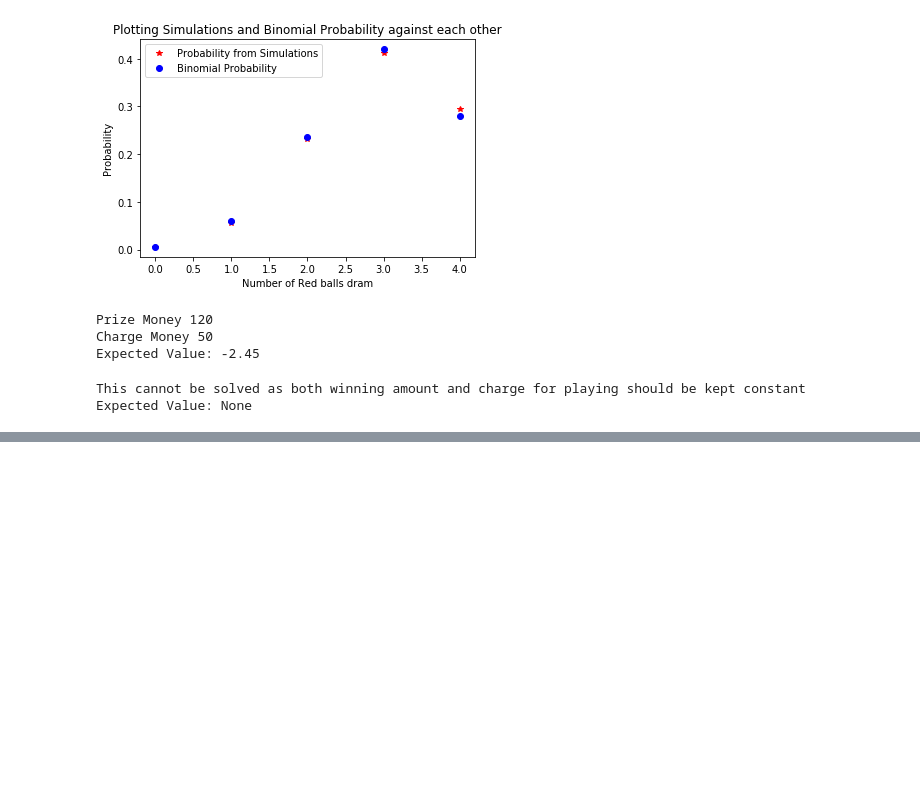
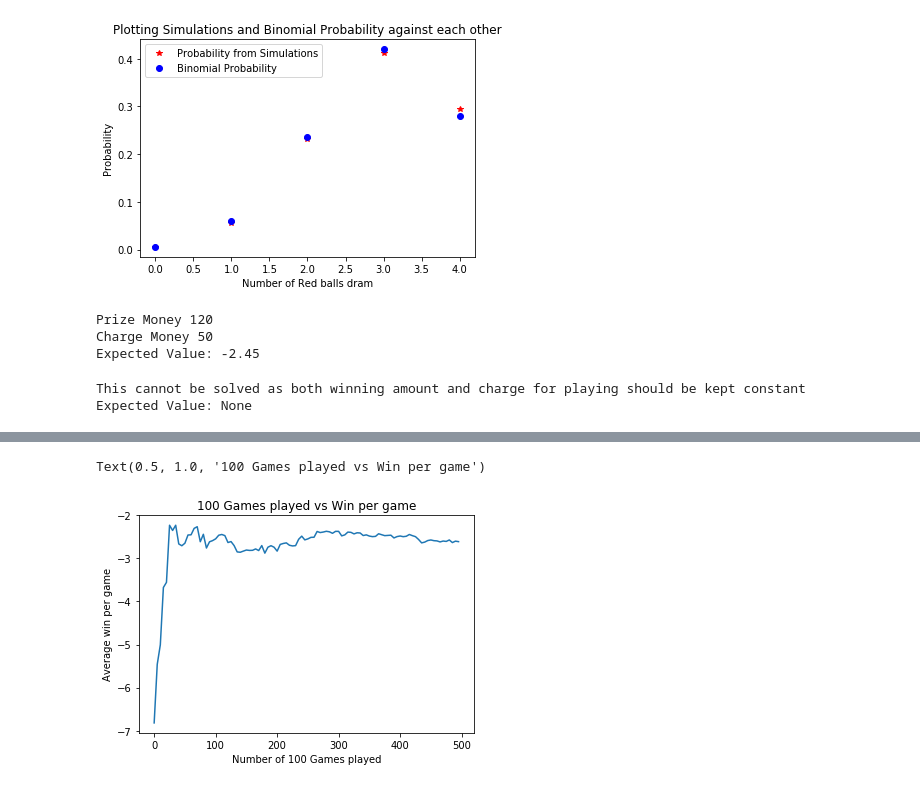
Before and after one commit to abhijitjaiswal/Statistics, a Jupyter notebook: Binomial Distribution Experiment.ipynb, the cells around one changed output, grey strips where cells are left out. Drawn from its saved outputs; the diff is of its cells as text; code cells hidden in the pictures; blank space fills up the shorter version.

```diff
--- a/Binomial Distribution Experiment.ipynb
+++ b/Binomial Distribution Experiment.ipynb
@@ -145,0 +194,11 @@ Expected Value: None
+# %%
+l=pd.DataFrame(limit_range.items())
+l[1] = l[1]/100
+# %%
+plt.plot(l.iloc[:, :1], l.iloc[:, 1])
+plt.xlabel("Number of 100 Games played")
+plt.ylabel("Average win per game")
+plt.title("100 Games played vs Win per game")
+# %% [output]
+Text(0.5, 1.0, '100 Games played vs Win per game')
+[figure, added]
```
Also changed, not shown: parts of 7 cells of this notebook, 1 other file.
